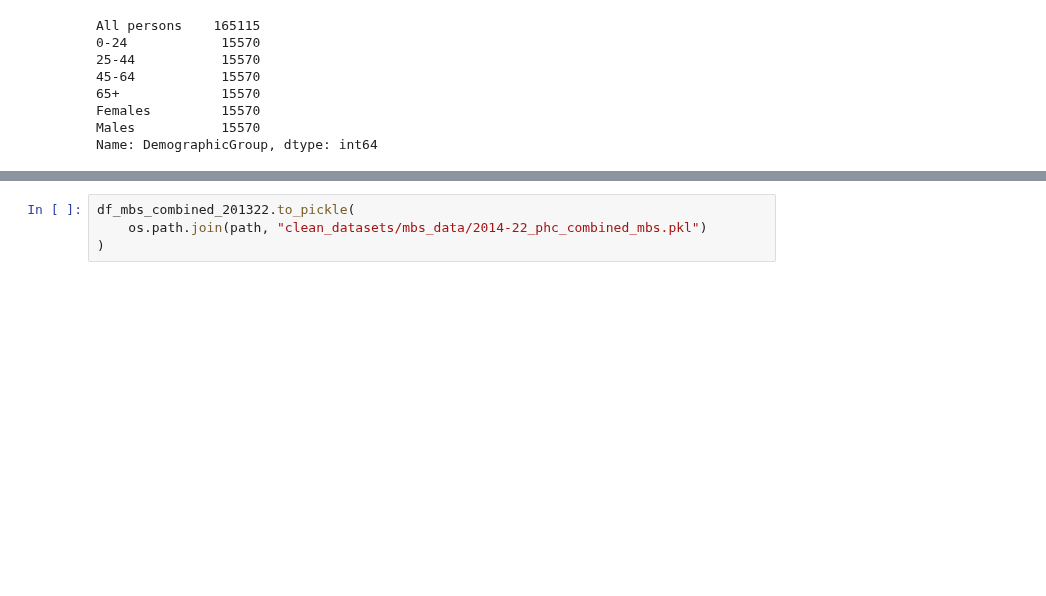
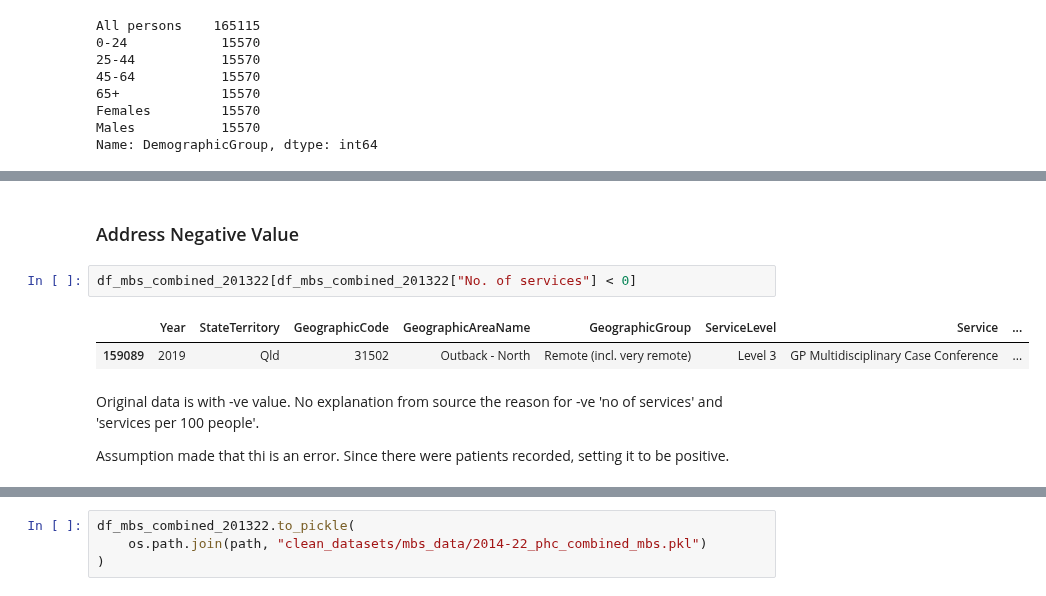
Before and after one commit to jiniep/mbs_analysis, a Jupyter notebook: scripts/2_mbs_combine_datasets.ipynb, the cells around one changed output, grey strips where cells are left out. Cells and saved outputs as stored; diff of their text form; blank space fills up the shorter version.

```diff
--- a/scripts/2_mbs_combine_datasets.ipynb
+++ b/scripts/2_mbs_combine_datasets.ipynb
@@ -1541,0 +1565,11 @@ Name: DemographicGroup, dtype: int64
+# %% [markdown]
+### Address Negative Value
+# %%
+df_mbs_combined_201322[df_mbs_combined_201322["No. of services"] < 0]
+# %% [output]
+|  | Year | StateTerritory | GeographicCode | GeographicAreaName | GeographicGroup | ServiceLevel | Service | ... |
+| 159089 | 2019 | Qld | 31502 | Outback - North | Remote (incl. very remote) | Level 3 | GP Multidisciplinary Case Conference | ... |
+# %% [markdown]
+Original data is with -ve value. No explanation from source the reason for -ve 'no of services' and 'services per 100 people'.
+
+Assumption made that thi is an error. Since there were patients recorded, setting it to be positive.
```
Also changed, not shown: parts of 56 cells of this notebook, 2 other files.
